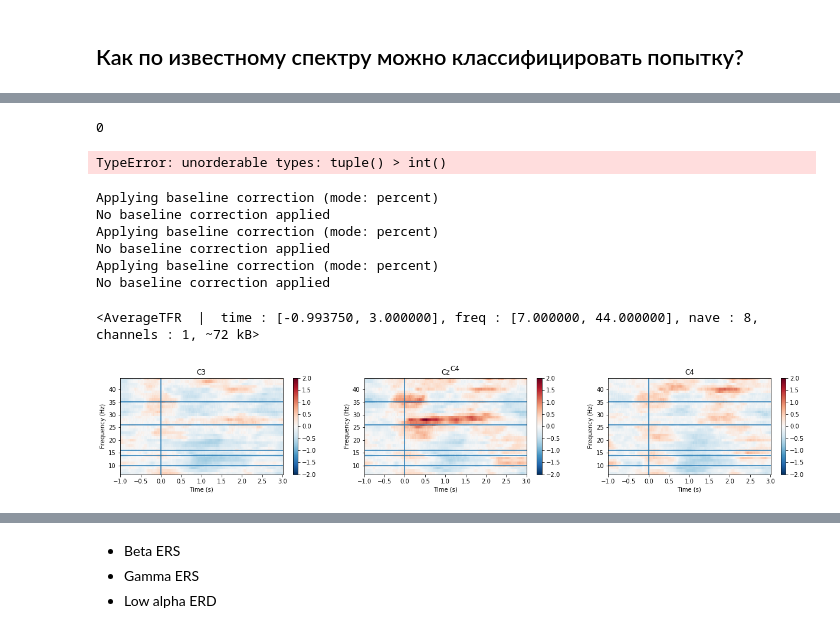
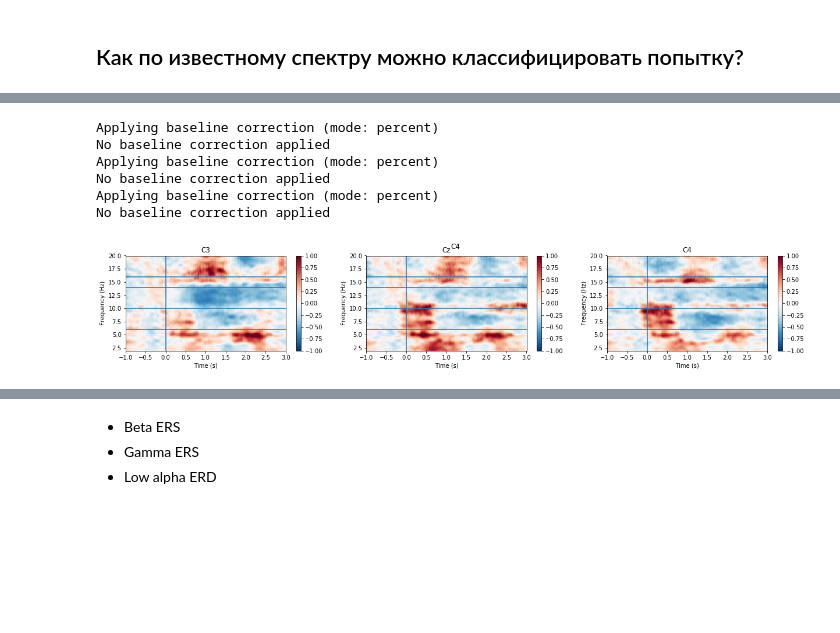
Before and after one commit to belya/eeg-experiments, a Jupyter notebook: visualization.ipynb, the cells around one changed output, grey strips where cells are left out. Cells and saved outputs as stored; diff of their text form; code cells hidden in the pictures; blank space fills up the shorter version.

```diff
--- a/visualization.ipynb
+++ b/visualization.ipynb
@@ -154,0 +155,2 @@ plt.plot()
+# %%
+epochs = mne.concatenate_epochs([main_epochs, baseline_epochs])
@@ -154,0 +164,4 @@ plt.plot()
+# %%
+rcParams['figure.figsize'] = 20, 5
+for event in ["left", "right", "baseline"]:
+    mne.viz.epochs.plot_epochs_image(epochs[event][0:8].crop(-0.1, 1), sigma=1, picks=[1])
@@ -155,7 +187,7 @@ plt.plot()
 # %% [markdown]
 # Time-frequency analysis
 # %%
-freqs = np.arange(7, 45, 1)  # frequencies of interest
+freqs = np.arange(2, 20, 0.05)  # frequencies of interest
 n_cycles = freqs  # number of cycles in Morlet wavelet
 # %%
 def draw_power(event, baseline=[-1, 0], mask=None):
@@ -164,7 +196,7 @@ def draw_power(event, baseline=[-1, 0], mask=None):
     for i, channel in enumerate(["C3", "Cz", "C4"]):
         plt.subplot(130 + i + 1)
         power, itc = mne.time_frequency.tfr_multitaper(
-            epochs[event],
+            epochs[event][0:8],
             freqs=freqs,
             n_cycles=n_cycles,
             return_itc=True,
@@ -173,12 +205,12 @@ def draw_power(event, baseline=[-1, 0], mask=None):
             picks=[channel]
         )
         power.apply_baseline(baseline, mode='percent')
-        power.crop(-1, tmax)
+        power.crop(tmin, tmax)
         power.plot(
             show=False,
             axes=plt.gca(),
-            vmin=-2,
-            vmax=2,
+            vmin=-1,
+            vmax=1,
             mask=mask
         )
         plt.title(channel)
@@ -231,19 +239,10 @@ plt.hist(p["Cz"].data.reshape(-1))
-# %%
-np.squeeze((p["Cz"].data > 1) | (p["Cz"].data < -1))
-# %% [output]
-0
-# %%
-p.data.shape
-# %% [output]
-TypeError: unorderable types: tuple() > int()
 # %%
-draw_power("left",  [-1, 0])
+p = draw_power("left",  [-1, 0])
 # %% [output]
 Applying baseline correction (mode: percent)
 No baseline correction applied
 Applying baseline correction (mode: percent)
 No baseline correction applied
 Applying baseline correction (mode: percent)
 No baseline correction applied
-<AverageTFR  |  time : [-0.993750, 3.000000], freq : [7.000000, 44.000000], nave : 8, channels : 1, ~72 kB>
-[figure, old version]
+[figure, new version]
```
Also changed, not shown: parts of 57 cells of this notebook, 2 other files.
